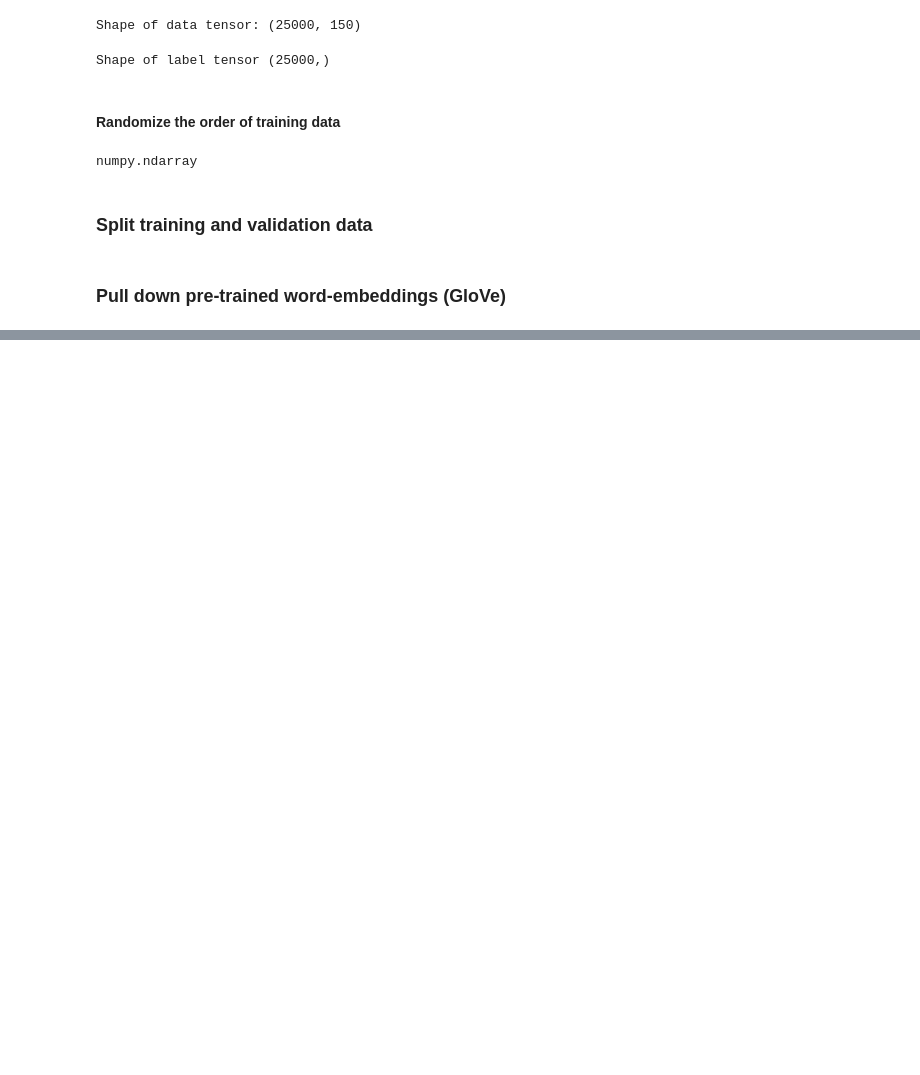
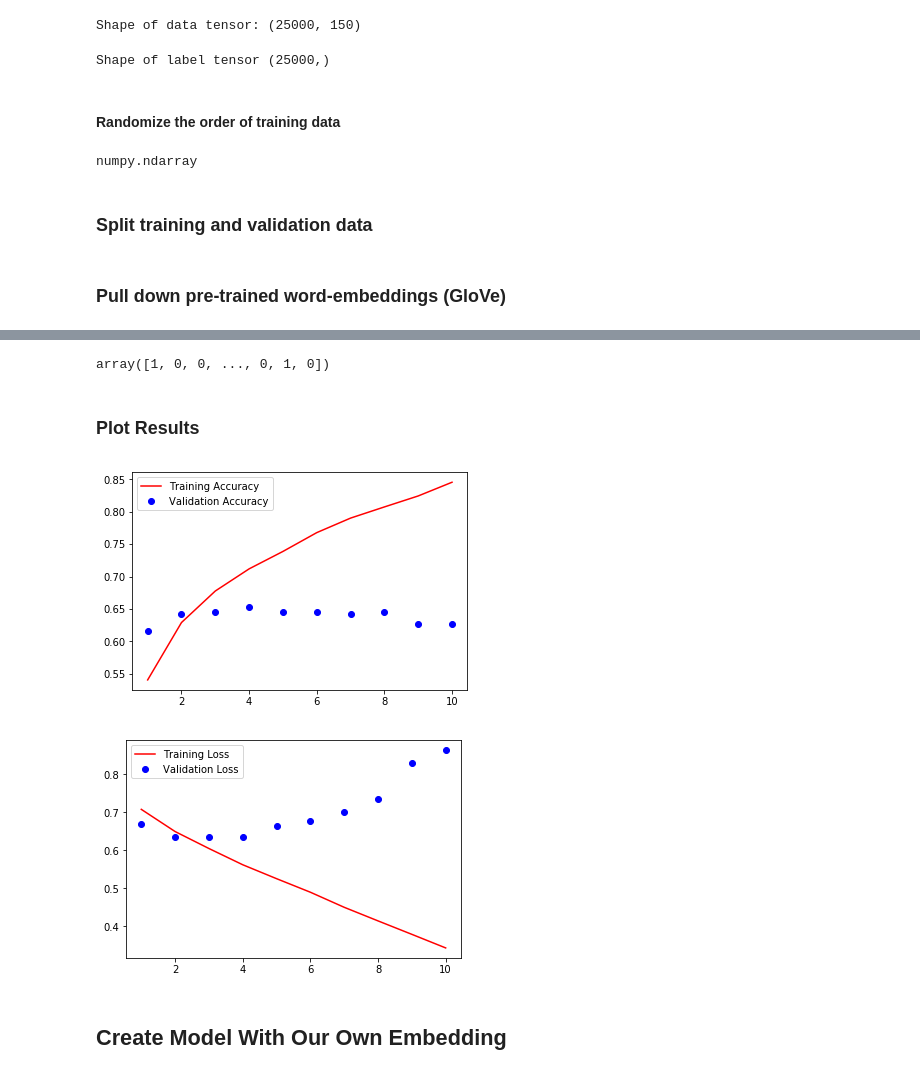
Before and after one commit to kjprice/deep-learning-with-python, a Jupyter notebook: Chapter6 - IMDB - Pre-trained Word Embeddable.ipynb, the cells around one changed output, grey strips where cells are left out. Drawn from its saved outputs; the diff is of its cells as text; code cells hidden in the pictures; blank space fills up the shorter version.

Commit message:
86% accuracy imdb

```diff
--- a/Chapter6 - IMDB - Pre-trained Word Embeddable.ipynb
+++ b/Chapter6 - IMDB - Pre-trained Word Embeddable.ipynb
@@ -102,0 +169,2 @@ y_val = labels[training_samples: training_samples + validation_samples]
+# %%
+model.layers[0].trainable=False
@@ -102,0 +180,12 @@ y_val = labels[training_samples: training_samples + validation_samples]
+# %%
+def fit():
+    return model.fit(
+        x_train,
+        y_train,
+        epochs=10,
+        batch_size=32,
+        validation_data=[x_val, y_val]
+    )
+# %%
+compile()
+history = fit()
@@ -102,0 +224,33 @@ y_val = labels[training_samples: training_samples + validation_samples]
+# %%
+y_val
+# %% [output]
+array([1, 0, 0, ..., 0, 1, 0])
+# %% [markdown]
+### Plot Results
+# %%
+import matplotlib.pyplot as plt
+
+def create_plots(history):
+    acc = history['acc']
+    loss = history['loss']
+    val_loss = history['val_loss']
+    val_acc = history['val_acc']
+
+    epochs = range(1, (len(acc) + 1))
+    plt.plot(epochs, acc, 'r', label='Training Accuracy')
+    plt.plot(epochs, val_acc, 'bo', label='Validation Accuracy')
+    plt.legend()
+    plt.figure()
+
+    plt.plot(epochs, loss, 'r', label='Training Loss')
+    plt.plot(epochs, val_loss, 'bo', label='Validation Loss')
+    plt.legend()
+
+    plt.show()
+# %%
+create_plots(history.history)
+# %% [output]
+[figure, added]
+[figure, added]
+# %% [markdown]
+## Create Model With Our Own Embedding
```
Also changed, not shown: parts of 28 cells of this notebook.
